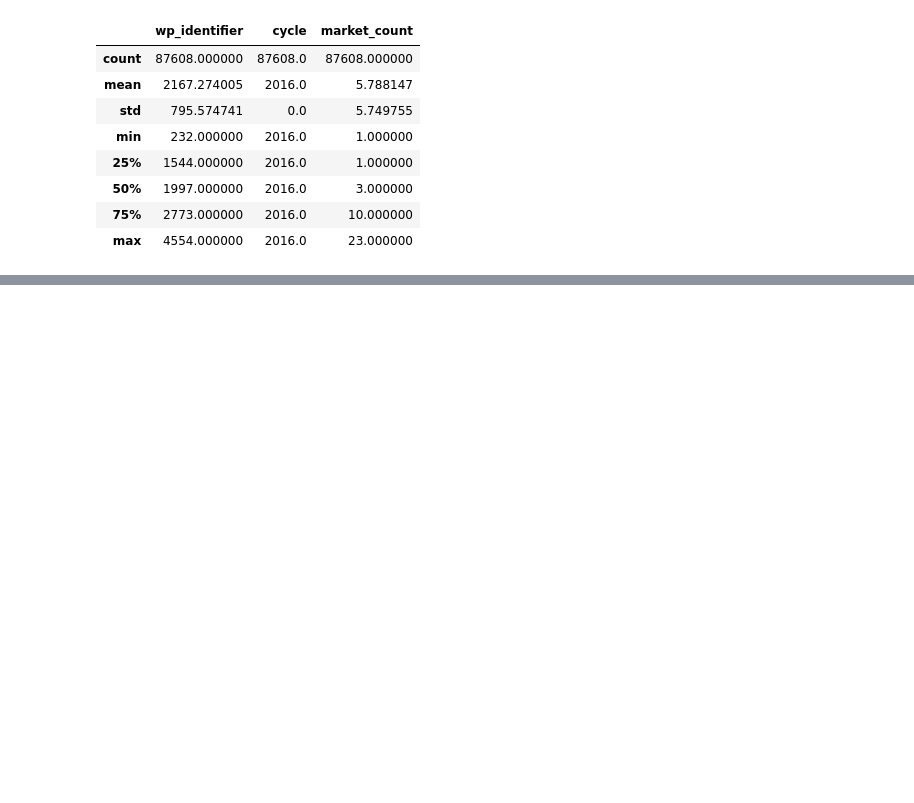
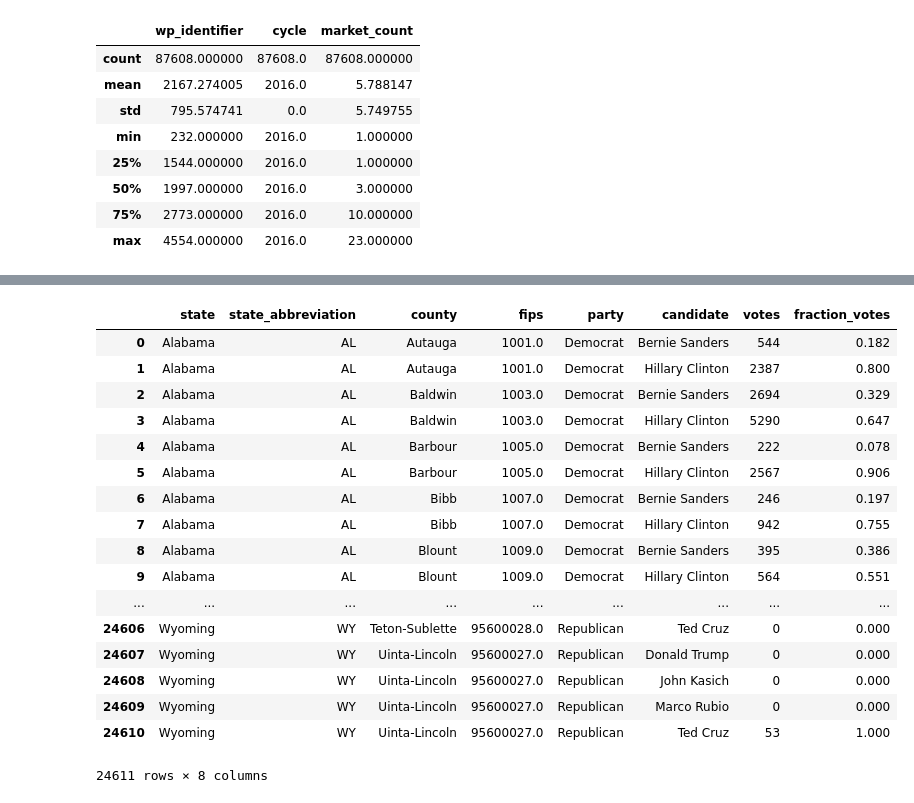
Before and after one commit to CHABOBO/project_ad_el_archive, a Jupyter notebook: project_2_read.ipynb, the cells around one changed output, grey strips where cells are left out. Cells and saved outputs as stored; diff of their text form; code cells hidden in the pictures; blank space fills up the shorter version.

```diff
--- a/project_2_read.ipynb
+++ b/project_2_read.ipynb
@@ -200,0 +363,23 @@ data_dict_pol_ad
+# %%
+#will need to aggregate these two datasets and see if need to aggregate primary results
+df3 = pd.read_csv('primary_results.csv')
+df3
+# %% [output]
+|  | state | state_abbreviation | county | fips | party | candidate | votes | fraction_votes |
+| 0 | Alabama | AL | Autauga | 1001.0 | Democrat | Bernie Sanders | 544 | 0.182 |
+| 1 | Alabama | AL | Autauga | 1001.0 | Democrat | Hillary Clinton | 2387 | 0.800 |
+| 2 | Alabama | AL | Baldwin | 1003.0 | Democrat | Bernie Sanders | 2694 | 0.329 |
+| 3 | Alabama | AL | Baldwin | 1003.0 | Democrat | Hillary Clinton | 5290 | 0.647 |
+| 4 | Alabama | AL | Barbour | 1005.0 | Democrat | Bernie Sanders | 222 | 0.078 |
+| 5 | Alabama | AL | Barbour | 1005.0 | Democrat | Hillary Clinton | 2567 | 0.906 |
+| 6 | Alabama | AL | Bibb | 1007.0 | Democrat | Bernie Sanders | 246 | 0.197 |
+| 7 | Alabama | AL | Bibb | 1007.0 | Democrat | Hillary Clinton | 942 | 0.755 |
+| 8 | Alabama | AL | Blount | 1009.0 | Democrat | Bernie Sanders | 395 | 0.386 |
+| 9 | Alabama | AL | Blount | 1009.0 | Democrat | Hillary Clinton | 564 | 0.551 |
+| ... | ... | ... | ... | ... | ... | ... | ... | ... |
+| 24606 | Wyoming | WY | Teton-Sublette | 95600028.0 | Republican | Ted Cruz | 0 | 0.000 |
+| 24607 | Wyoming | WY | Uinta-Lincoln | 95600027.0 | Republican | Donald Trump | 0 | 0.000 |
+| 24608 | Wyoming | WY | Uinta-Lincoln | 95600027.0 | Republican | John Kasich | 0 | 0.000 |
+| 24609 | Wyoming | WY | Uinta-Lincoln | 95600027.0 | Republican | Marco Rubio | 0 | 0.000 |
+| 24610 | Wyoming | WY | Uinta-Lincoln | 95600027.0 | Republican | Ted Cruz | 53 | 1.000 |
+24611 rows × 8 columns
```
Also changed, not shown: parts of 14 cells of this notebook.
